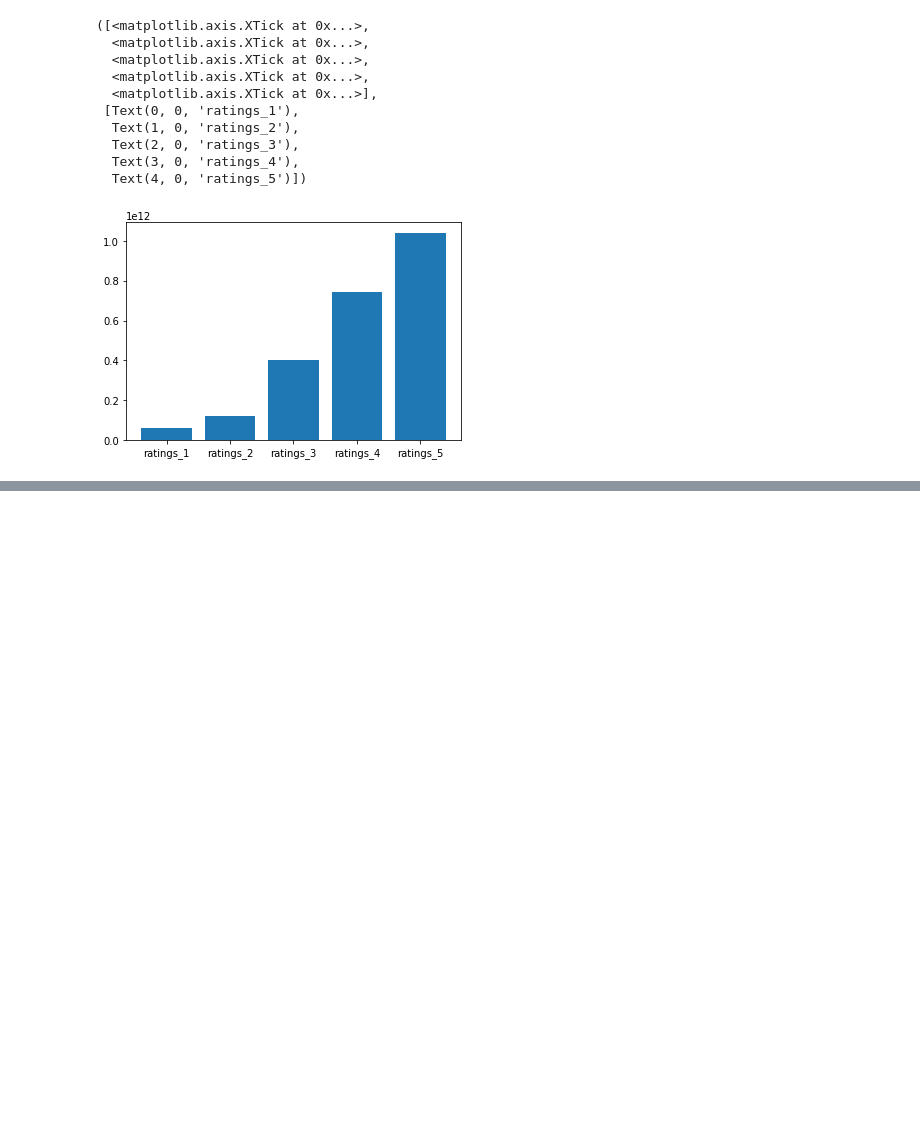
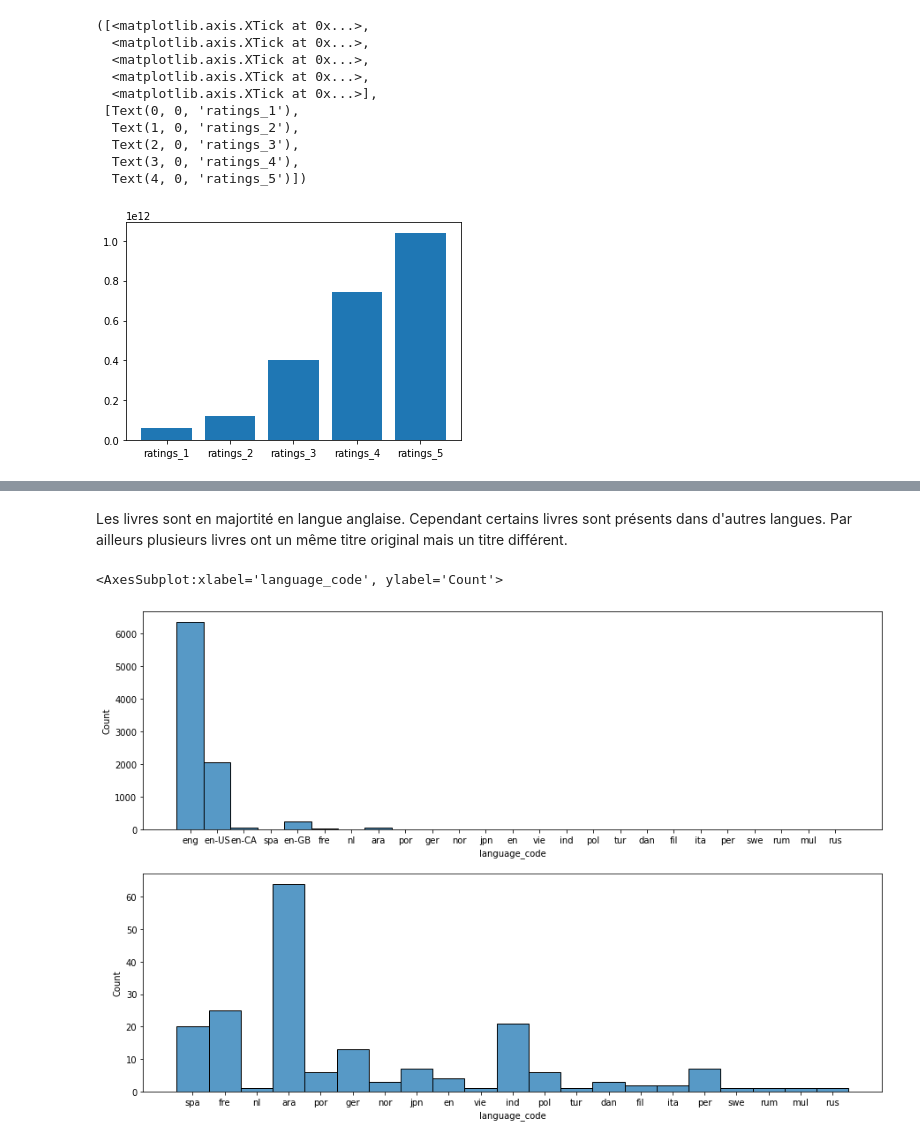
Before and after one commit to SimplonAI/books, a Jupyter notebook: analyse.ipynb, the cells around one changed output, grey strips where cells are left out. Cells and saved outputs as stored; diff of their text form; code cells hidden in the pictures; blank space fills up the shorter version.

```diff
--- a/analyse.ipynb
+++ b/analyse.ipynb
@@ -221,0 +365,11 @@ Les votes
+# %% [markdown]
+Les livres sont en majortité en langue anglaise. Cependant certains livres sont présents dans d'autres langues. Par ailleurs plusieurs livres ont un même titre original mais un titre différent.
+# %%
+plt.figure(figsize=(15,10))
+plt.subplot(2, 1, 1)
+sn.histplot(books, x="language_code")
+plt.subplot(2, 1, 2)
+sn.histplot(books[~books["language_code"].isin(["en-US", "en-GB", "eng", "en-CA", ""])], x="language_code")
+# %% [output]
+<AxesSubplot:xlabel='language_code', ylabel='Count'>
+[figure, added]
```
Also changed, not shown: parts of 24 cells of this notebook, 6 other files.
